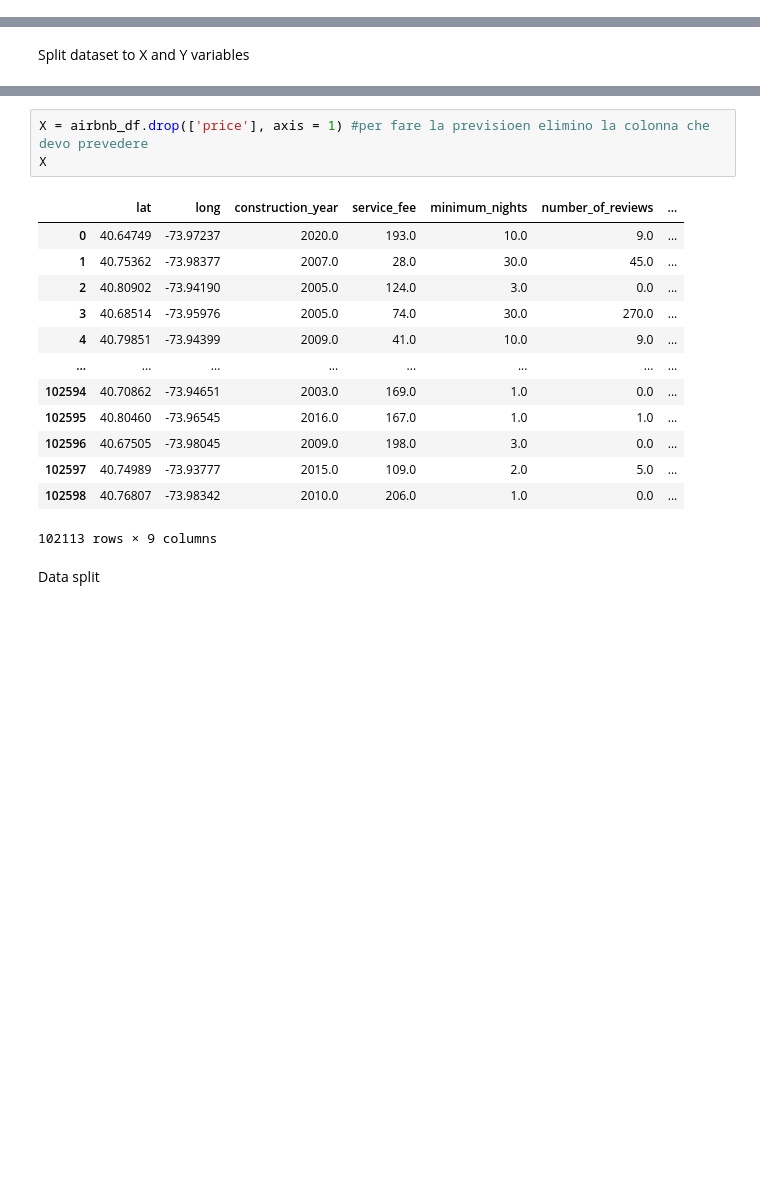
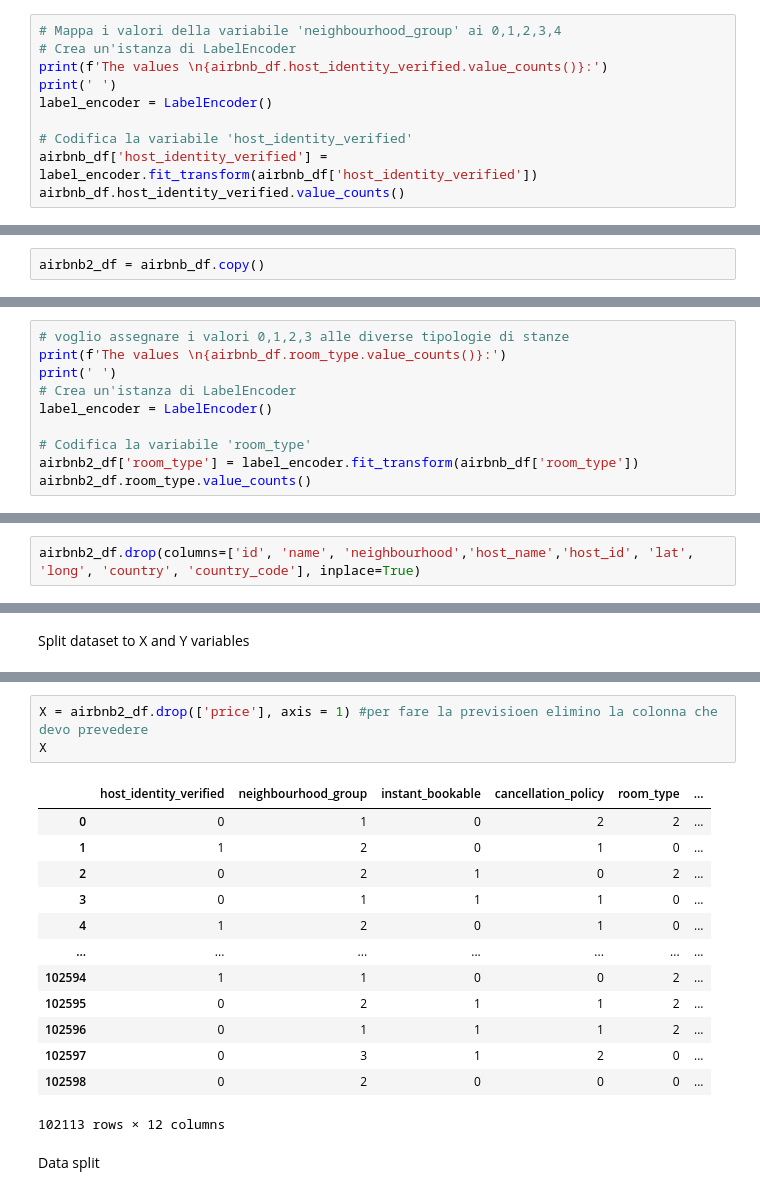
Before and after one commit to AnnaBicelli/Airbnb_Open_Data_project, a Jupyter notebook: Modeling_Airbnb_project.ipynb, the cells around one changed output, grey strips where cells are left out. Drawn from its saved outputs; the diff is of its cells as text; blank space fills up the shorter version.

```diff
--- a/Modeling_Airbnb_project.ipynb
+++ b/Modeling_Airbnb_project.ipynb
@@ -238,0 +302,10 @@ memory usage: 8.6 MB
+# %%
+# Mappa i valori della variabile 'neighbourhood_group' ai 0,1,2,3,4
+# Crea un'istanza di LabelEncoder
+print(f'The values \n{airbnb_df.host_identity_verified.value_counts()}:')
+print(' ')
+label_encoder = LabelEncoder()
+
+# Codifica la variabile 'host_identity_verified'
+airbnb_df['host_identity_verified'] = label_encoder.fit_transform(airbnb_df['host_identity_verified'])
+airbnb_df.host_identity_verified.value_counts()
@@ -254,0 +338,2 @@ To begin, I define the target variable.
+# %%
+airbnb2_df = airbnb_df.copy()
@@ -254,0 +342,10 @@ To begin, I define the target variable.
+# %%
+# voglio assegnare i valori 0,1,2,3 alle diverse tipologie di stanze
+print(f'The values \n{airbnb_df.room_type.value_counts()}:')
+print(' ')
+# Crea un'istanza di LabelEncoder
+label_encoder = LabelEncoder()
+
+# Codifica la variabile 'room_type'
+airbnb2_df['room_type'] = label_encoder.fit_transform(airbnb_df['room_type'])
+airbnb2_df.room_type.value_counts()
@@ -254,0 +376,2 @@ To begin, I define the target variable.
+# %%
+airbnb2_df.drop(columns=['id', 'name', 'neighbourhood','host_name','host_id', 'lat', 'long', 'country', 'country_code'], inplace=True)
@@ -272,22 +419,22 @@ Y
 102598    1032.0
 Name: price, Length: 102113, dtype: float64
 # %%
-X = airbnb_df.drop(['price'], axis = 1) #per fare la previsioen elimino la colonna che devo prevedere
+X = airbnb2_df.drop(['price'], axis = 1) #per fare la previsioen elimino la colonna che devo prevedere
 X
 # %% [output]
-|  | lat | long | construction_year | service_fee | minimum_nights | number_of_reviews | ... |
-| 0 | 40.64749 | -73.97237 | 2020.0 | 193.0 | 10.0 | 9.0 | ... |
-| 1 | 40.75362 | -73.98377 | 2007.0 | 28.0 | 30.0 | 45.0 | ... |
-| 2 | 40.80902 | -73.94190 | 2005.0 | 124.0 | 3.0 | 0.0 | ... |
-| 3 | 40.68514 | -73.95976 | 2005.0 | 74.0 | 30.0 | 270.0 | ... |
-| 4 | 40.79851 | -73.94399 | 2009.0 | 41.0 | 10.0 | 9.0 | ... |
-| ... | ... | ... | ... | ... | ... | ... | ... |
-| 102594 | 40.70862 | -73.94651 | 2003.0 | 169.0 | 1.0 | 0.0 | ... |
-| 102595 | 40.80460 | -73.96545 | 2016.0 | 167.0 | 1.0 | 1.0 | ... |
-| 102596 | 40.67505 | -73.98045 | 2009.0 | 198.0 | 3.0 | 0.0 | ... |
-| 102597 | 40.74989 | -73.93777 | 2015.0 | 109.0 | 2.0 | 5.0 | ... |
-| 102598 | 40.76807 | -73.98342 | 2010.0 | 206.0 | 1.0 | 0.0 | ... |
+|  | host_identity_verified | neighbourhood_group | instant_bookable | cancellation_policy | room_type | ... |
+| 0 | 0 | 1 | 0 | 2 | 2 | ... |
+| 1 | 1 | 2 | 0 | 1 | 0 | ... |
+| 2 | 0 | 2 | 1 | 0 | 2 | ... |
+| 3 | 0 | 1 | 1 | 1 | 0 | ... |
+| 4 | 1 | 2 | 0 | 1 | 0 | ... |
+| ... | ... | ... | ... | ... | ... | ... |
+| 102594 | 1 | 1 | 0 | 0 | 2 | ... |
+| 102595 | 0 | 2 | 1 | 1 | 2 | ... |
+| 102596 | 0 | 1 | 1 | 1 | 2 | ... |
+| 102597 | 0 | 3 | 1 | 2 | 0 | ... |
+| 102598 | 0 | 2 | 0 | 0 | 0 | ... |
-102113 rows × 9 columns
+102113 rows × 12 columns
 # %% [markdown]
 Data split
 # %%
```
Also changed, not shown: parts of 45 cells of this notebook.
